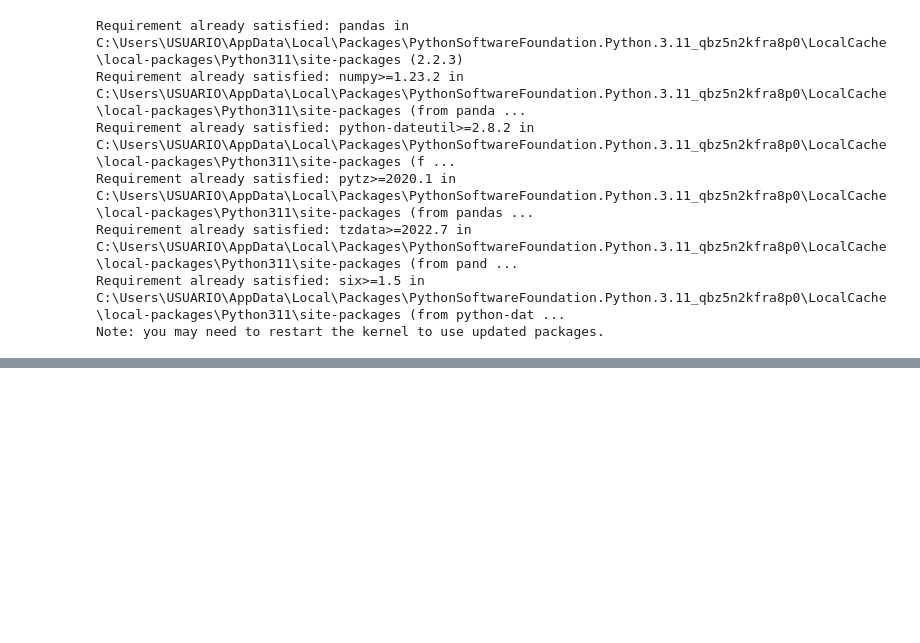
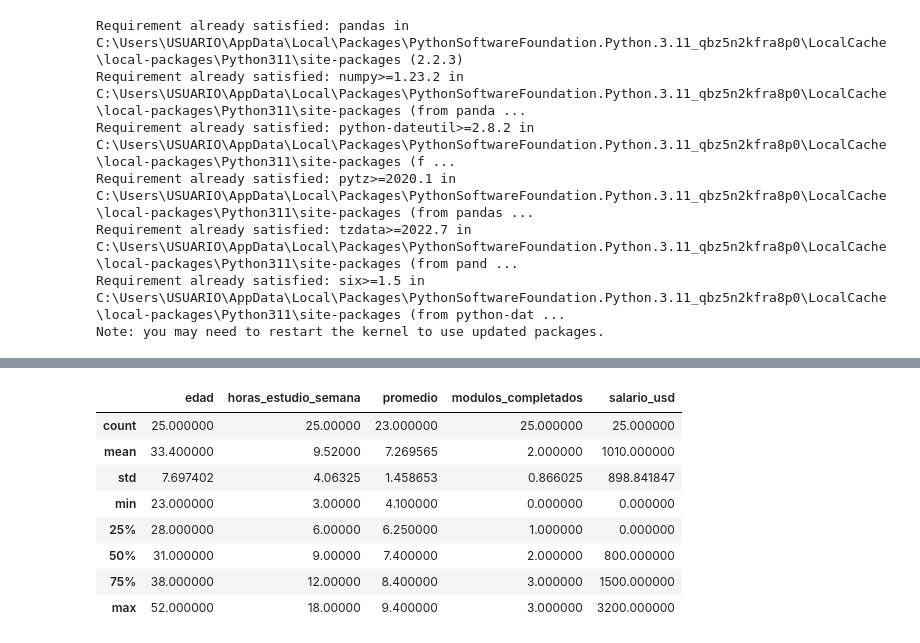
Before and after one commit to Anderson007a/devseniorIA, a Jupyter notebook: Modulo_1/Clase_4/taller_integrador.ipynb, the cells around one changed output, grey strips where cells are left out. Cells and saved outputs as stored; diff of their text form; code cells hidden in the pictures; blank space fills up the shorter version.

```diff
--- a/Modulo_1/Clase_4/taller_integrador.ipynb
+++ b/Modulo_1/Clase_4/taller_integrador.ipynb
@@ -12,0 +95,14 @@ Note: you may need to restart the kernel to use updated packages.
+# %%
+df.describe()
+#df["promedio"].describe()
+#print(df.dtypes)
+# %% [output]
+|  | edad | horas_estudio_semana | promedio | modulos_completados | salario_usd |
+| count | 25.000000 | 25.00000 | 23.000000 | 25.000000 | 25.000000 |
+| mean | 33.400000 | 9.52000 | 7.269565 | 2.000000 | 1010.000000 |
+| std | 7.697402 | 4.06325 | 1.458653 | 0.866025 | 898.841847 |
+| min | 23.000000 | 3.00000 | 4.100000 | 0.000000 | 0.000000 |
+| 25% | 28.000000 | 6.00000 | 6.250000 | 1.000000 | 0.000000 |
+| 50% | 31.000000 | 9.00000 | 7.400000 | 2.000000 | 800.000000 |
+| 75% | 38.000000 | 12.00000 | 8.400000 | 3.000000 | 1500.000000 |
+| max | 52.000000 | 18.00000 | 9.400000 | 3.000000 | 3200.000000 |
```
Also changed, not shown: parts of 11 cells of this notebook, 7 other files.
